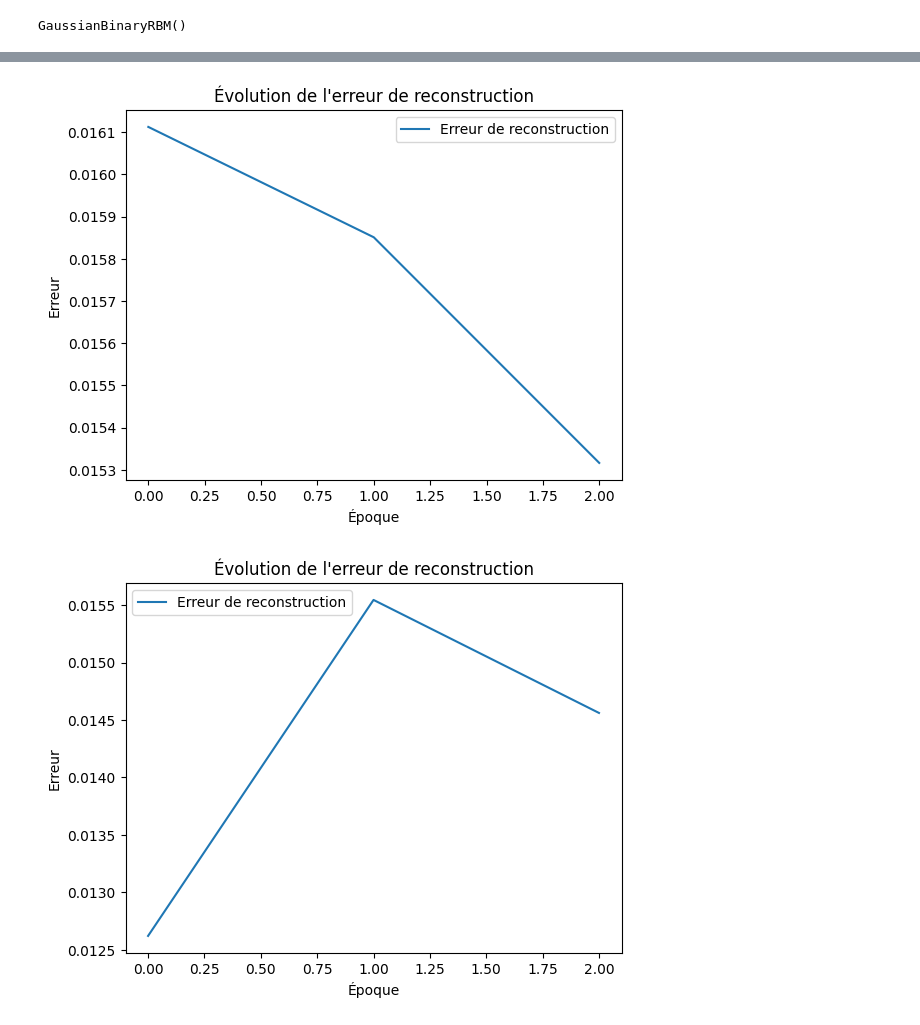
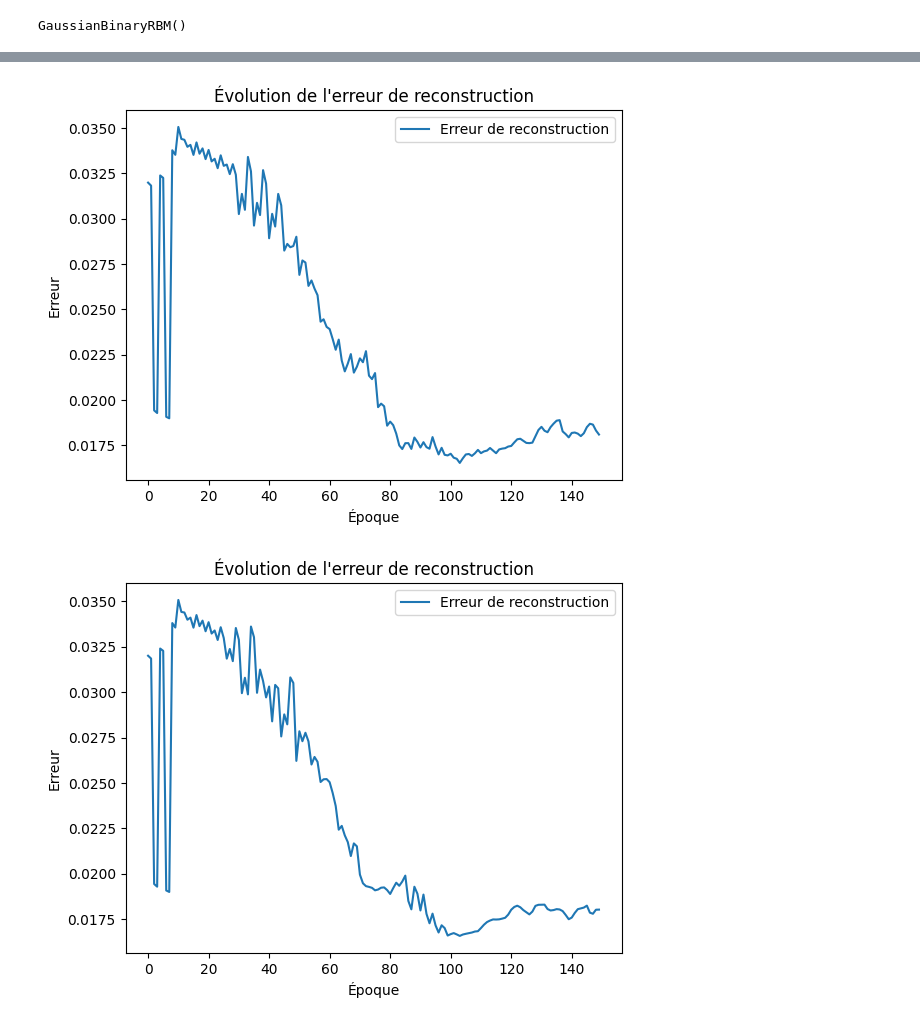
Before and after one commit to Faj1223/BLIP-RBM, a Jupyter notebook: notebooks/test_Gaussian-RBM.ipynb, the cells around one changed output, grey strips where cells are left out. Drawn from its saved outputs; the diff is of its cells as text; code cells hidden in the pictures.

```diff
--- a/notebooks/test_Gaussian-RBM.ipynb
+++ b/notebooks/test_Gaussian-RBM.ipynb
@@ -7,6 +7,8 @@ import src.RBM as rbm
 # %%
 visible_dim = 443136
 hidden_dim = 1000
-sigma = 10
-RBM =  rbm.GaussianBinaryRBM(visible_dim, hidden_dim, sigma)
+sigma = 0.1
+RBM_1 =  rbm.GaussianBinaryRBM(visible_dim, hidden_dim, sigma)
+RBM_2 =  rbm.GaussianBinaryRBM(visible_dim, hidden_dim, sigma)
+RBM_3 =  rbm.GaussianBinaryRBM(visible_dim, hidden_dim, sigma)
 # %%
@@ -14,7 +16,7 @@ print(RBM)
 # %% [output]
 GaussianBinaryRBM()
 # %%
-batch_size = 10
+batch_size = 20
 Batch_data = torch.randn(batch_size, visible_dim)
 Batch_data = torch.tanh(Batch_data)
 print(Batch_data)
@@ -39,16 +41,16 @@ def plot_erreur(epoch, error):
     plt.legend()
     plt.show()
 # %%
-epoch = 3
+epoch = 150
 error_score = []
 Batch_error = torch.zeros(batch_size, visible_dim)
 
 for _ in range(epoch):
     # Applique le contraste de divergence sur le lot
-    RBM.contrastive_divergence(Batch_data)
+    RBM_1.contrastive_divergence(Batch_data)
 
     # Effectue la propagation avant pour obtenir les prédictions
-    Batch_pred = RBM.forward(Batch_data)
+    Batch_pred = RBM_1.forward(Batch_data)
 
 
     # Calcul de l'erreur
@@ -68,14 +70,14 @@ plot_erreur(epoch, error_score)
 # %%
-epoch = 3
+epoch = 150
 error_score = []
 Batch_error = torch.zeros(batch_size, visible_dim)
 persistent_v = None
 for _ in range(epoch):
     # Applique le contraste de divergence sur le lot
-    persistent_v = RBM.persistent_contrastive_divergence(Batch_data, persistent_v)
+    persistent_v = RBM_2.persistent_contrastive_divergence(Batch_data, persistent_v)
 
     # Effectue la propagation avant pour obtenir les prédictions
-    Batch_pred = RBM.forward(Batch_data)
+    Batch_pred = RBM_2.forward(Batch_data)
 
 
     # Calcul de l'erreur
@@ -89,32 +91,32 @@ for _ in range(epoch):
 
 plot_erreur(epoch, error_score)
 # %% [output]
-[figure, old version]
+[figure, new version]
 # %%
-epoch = 3
+epoch = 150
 error_score = []
 Batch_error = torch.zeros(batch_size, visible_dim)
 persistent_v = None
 for _ in range(epoch):
     # Applique le contraste de divergence sur le lot
-    persistent_v = RBM.fast_persistent_contrastive_divergence(Batch_data, persistent_v)
+    persistent_v = RBM_3.fast_persistent_contrastive_divergence(Batch_data, persistent_v)
 
     # Effectue la propagation avant pour obtenir les prédictions
-    Batch_pred = RBM.forward(Batch_data)
+    Batch_pred = RBM_3.forward(Batch_data)
 
 
     # Calcul de l'erreur
     Batch_error = Batch_data - Batch_pred
     error = 0
 
     for i in range(len(Batch_error)):
         error = error + (1/visible_dim)*torch.sqrt(((Batch_error[i, :]) ** 2).sum()).item()
 
     error_score.append(error)  # Erreur quadratique
 
 plot_erreur(epoch, error_score)
 # %% [output]
-[figure, old version]
+[figure, new version]
 # %%
 # Sauvegarder le modèle
 
```
Also changed, not shown: parts of 4 cells of this notebook.
